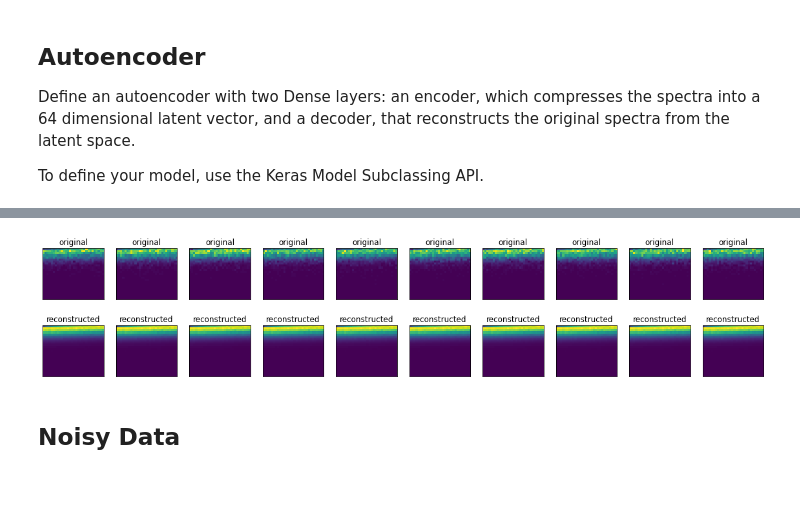
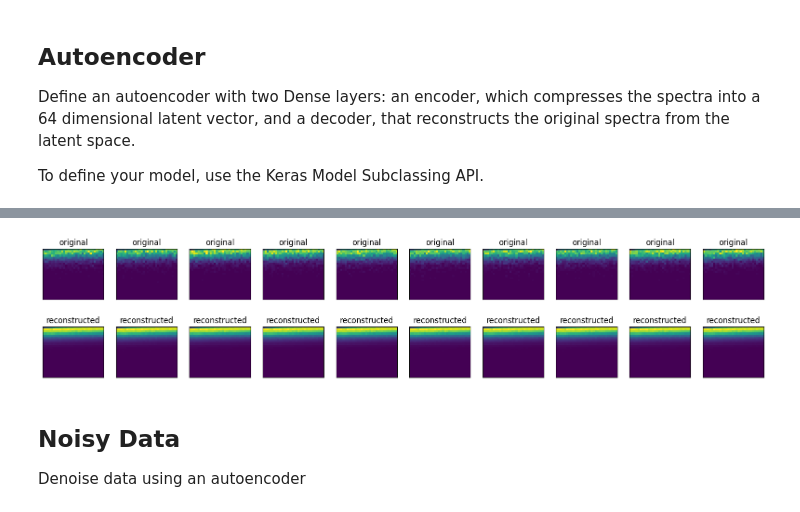
Before and after one commit to buck06191/prototyping-notebooks, a Jupyter notebook: autoencoder/autoencode_spectra.ipynb, the cells around one changed output, grey strips where cells are left out. Cells and saved outputs as stored; diff of their text form; code cells hidden in the pictures; blank space fills up the shorter version.

```diff
--- a/autoencoder/autoencode_spectra.ipynb
+++ b/autoencoder/autoencode_spectra.ipynb
@@ -58,21 +53,0 @@ for i in range(samp_size):
-# %%
-n = 10
-plt.figure(figsize=(20, 4))
-for i in range(n):
-    # display original
-    ax = plt.subplot(2, n, i + 1)
-    img = tf.reshape(spectra[i ,:], [25,30]).numpy().astype('float32') / 255.
-    plt.imshow(img)
-    plt.title("original")
-    ax.get_xaxis().set_visible(False)
-    ax.get_yaxis().set_visible(False)
-
-    # display reconstruction
-    ax = plt.subplot(2, n, i + 1 + n)
-    img = tf.reshape(noisy_samples[i,:], [25,30]).numpy().astype('float32') / 255.
-    plt.imshow(img)
-    plt.title("reconstructed")
-    ax.get_xaxis().set_visible(False)
-    ax.get_yaxis().set_visible(False)
-
-plt.show()
@@ -144,22 +117,3 @@ Epoch 10/10
 # %%
 encoded_spectra = autoencoder.encoder(x_test).numpy()
 decoded_spectra = autoencoder.decoder(encoded_spectra).numpy()
-# %%
-n = 10
-plt.figure(figsize=(20, 4))
-for i in range(n):
-  # display original
-  ax = plt.subplot(2, n, i + 1)
-  plt.hist(x_test[i,:], 50)
-  plt.title("original")
-  ax.get_xaxis().set_visible(False)
-  ax.get_yaxis().set_visible(False)
-
-  # display reconstruction
-  ax = plt.subplot(2, n, i + 1 + n)
-  plt.hist(decoded_spectra[i, :])
-  plt.title("reconstructed")
-  ax.get_xaxis().set_visible(False)
-  ax.get_yaxis().set_visible(False)
-
-plt.show()
@@ -189,25 +143,27 @@ plt.show()
 # %%
 n = 10
 plt.figure(figsize=(20, 4))
 for i in range(n):
     # display original
     ax = plt.subplot(2, n, i + 1)
-    img = tf.reshape(spectra[i ,:], [25,30]).numpy().astype('float32') / 255.
+    img = tf.reshape(x_test[i ,:], [25,30]).numpy().astype('float32') / 255.
     plt.imshow(img)
     plt.title("original")
     ax.get_xaxis().set_visible(False)
     ax.get_yaxis().set_visible(False)
 
     # display reconstruction
     ax = plt.subplot(2, n, i + 1 + n)
     img = tf.reshape(decoded_spectra[i,:], [25,30]).numpy().astype('float32') / 255.
     plt.imshow(img)
     plt.title("reconstructed")
     ax.get_xaxis().set_visible(False)
     ax.get_yaxis().set_visible(False)
 
 plt.show()
 # %% [output]
-[figure, old version]
+[figure, new version]
 # %% [markdown]
 ## Noisy Data
+
+Denoise data using an autoencoder
```
Also changed, not shown: parts of 17 cells of this notebook.
